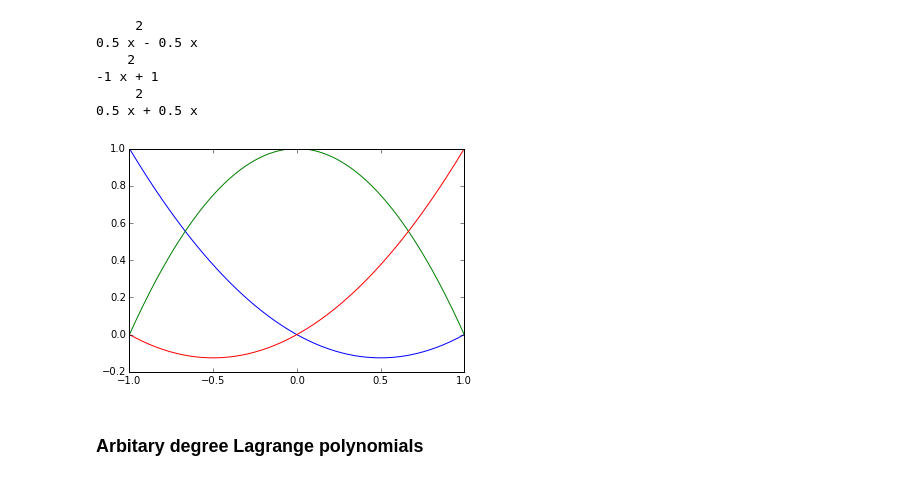
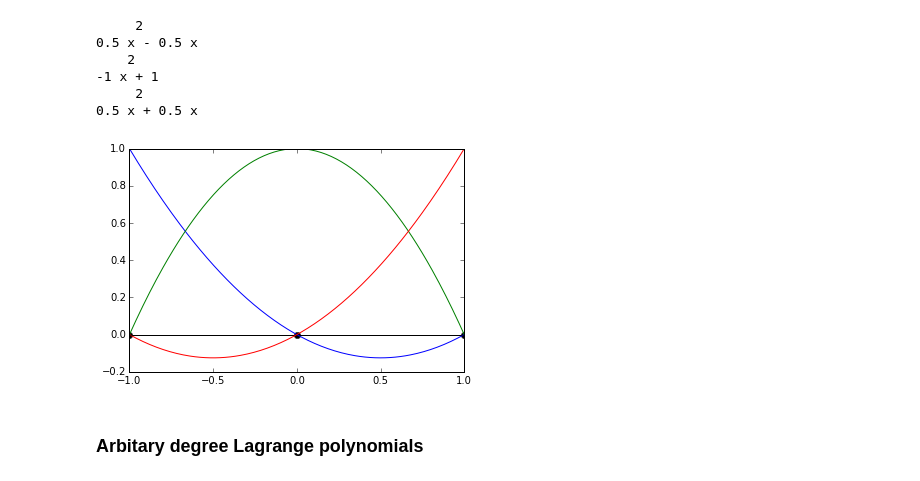
Before and after one commit to garth-wells/notebooks-3D7, a Jupyter notebook: notebooks/ShapeFunctions.ipynb, the cells around one changed output. Drawn from its saved outputs; the diff is of its cells as text; code cells hidden in the pictures.

Commit message:
Some improvements to shape functions plotting.

```diff
--- a/notebooks/ShapeFunctions.ipynb
+++ b/notebooks/ShapeFunctions.ipynb
@@ -32,12 +32,13 @@ for i in range(len(x_n)):
 # %%
 x = np.linspace(-1.0, 1.0, 200)
 
 # Evaluate the polynomial at the points
+plt.plot(x_n, np.zeros(len(x_n)), '-o', color='k');
 for shape_function in shape_functions:
     N = shape_function(x)
     plt.plot(x, N);
 # %% [output]
-[figure, old version]
+[figure, new version]
 # %% [markdown]
 ### Arbitary degree Lagrange polynomials
 # %%
```
Also changed, not shown: parts of 4 cells of this notebook.
